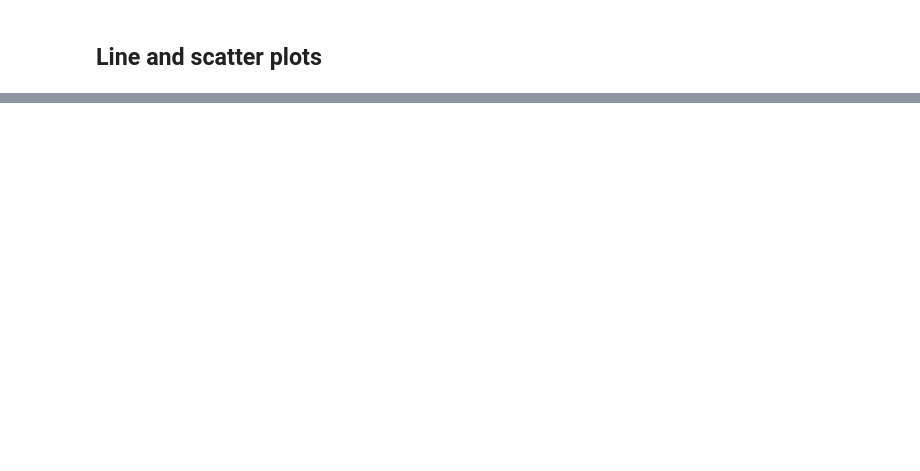
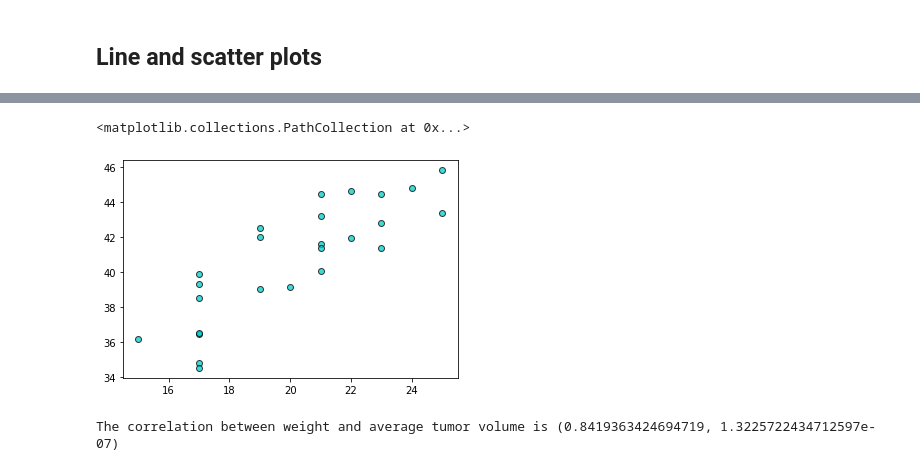
Before and after one commit to hsnguyen1995/uci_hw, a Jupyter notebook: Unit5MatplotlibHomework/Pymaceuticals/pymaceuticals_starter.ipynb, the cells around one changed output, grey strips where cells are left out. Cells and saved outputs as stored; diff of their text form; code cells hidden in the pictures; blank space fills up the shorter version.

Commit message:
Final push for matplotlib hw

```diff
--- a/Unit5MatplotlibHomework/Pymaceuticals/pymaceuticals_starter.ipynb
+++ b/Unit5MatplotlibHomework/Pymaceuticals/pymaceuticals_starter.ipynb
@@ -191,4 +285,13 @@ plt.show
 # %%
 # Generate a scatter plot of mouse weight versus average tumor volume for the Capomulin regimen
+capAvg = capDF.groupby("Mouse ID").mean()
+plt.scatter((capAvg["Weight (g)"]), capAvg["Tumor Volume (mm3)"], marker="o", facecolors="#00cdcd", edgecolors="black", alpha=0.75)
+# %% [output]
+<matplotlib.collections.PathCollection at 0x...>
+[figure, added]
 # %%
 # Calculate the correlation coefficient and linear regression model for mouse weight and average tumor volume for the Capomulin regimen
+correlation = st.pearsonr(capAvg['Weight (g)'],capAvg['Tumor Volume (mm3)'])
+print(f"The correlation between weight and average tumor volume is {correlation}")
+# %% [output]
+The correlation between weight and average tumor volume is (0.8419363424694719, 1.3225722434712597e-07)
```
Also changed, not shown: parts of 8 cells of this notebook.
